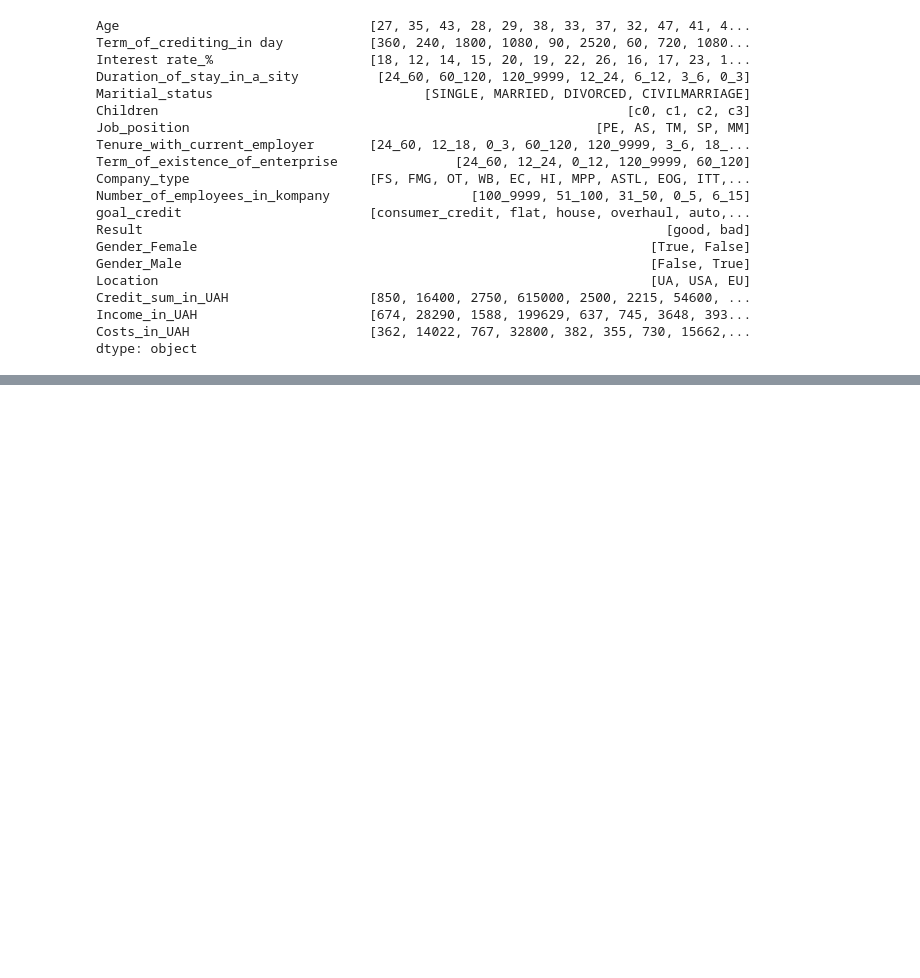
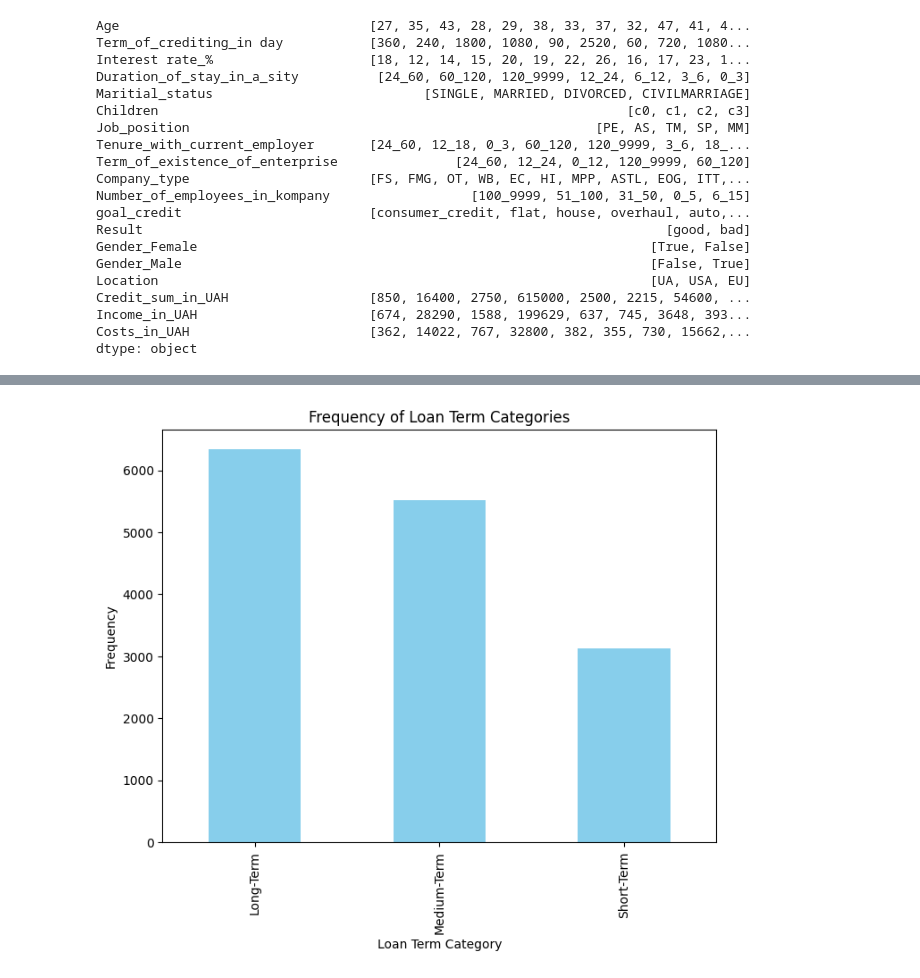
Before and after one commit to fonkurz/feda_labs, a Jupyter notebook: lab1/decision_tree.ipynb, the cells around one changed output, grey strips where cells are left out. Cells and saved outputs as stored; diff of their text form; code cells hidden in the pictures; blank space fills up the shorter version.

```diff
--- a/lab1/decision_tree.ipynb
+++ b/lab1/decision_tree.ipynb
@@ -202,0 +282,4 @@ dtype: object
+# %%
+df['Total_repayment'] = df['Credit_sum_in_UAH'] * (1 + (df['Interest rate_%'] / 100) * df['Term_of_crediting_in_years'])
+pd.options.display.float_format = '{:,.2f}'.format
+df[['Credit_sum_in_UAH', 'Interest rate_%', 'Term_of_crediting_in_years', 'Total_repayment']].head()
@@ -202,0 +293,5 @@ dtype: object
+# %%
+bins = [0, 1, 5, 30]
+labels = ['Short-Term', 'Medium-Term', 'Long-Term']
+df['Loan_Term_Category'] = pd.cut(df['Term_of_crediting_in_years'], bins=bins, labels=labels, right=False)
+df[['Term_of_crediting_in_years', 'Loan_Term_Category']].head()
@@ -202,0 +305,12 @@ dtype: object
+# %%
+category_counts = df['Loan_Term_Category'].value_counts()
+
+plt.figure(figsize=(8, 6))
+category_counts.plot(kind='bar', color='skyblue')
+
+plt.title('Frequency of Loan Term Categories')
+plt.xlabel('Loan Term Category')
+plt.ylabel('Frequency')
+plt.show()
+# %% [output]
+[figure, added]
```
Also changed, not shown: parts of 12 cells of this notebook.
